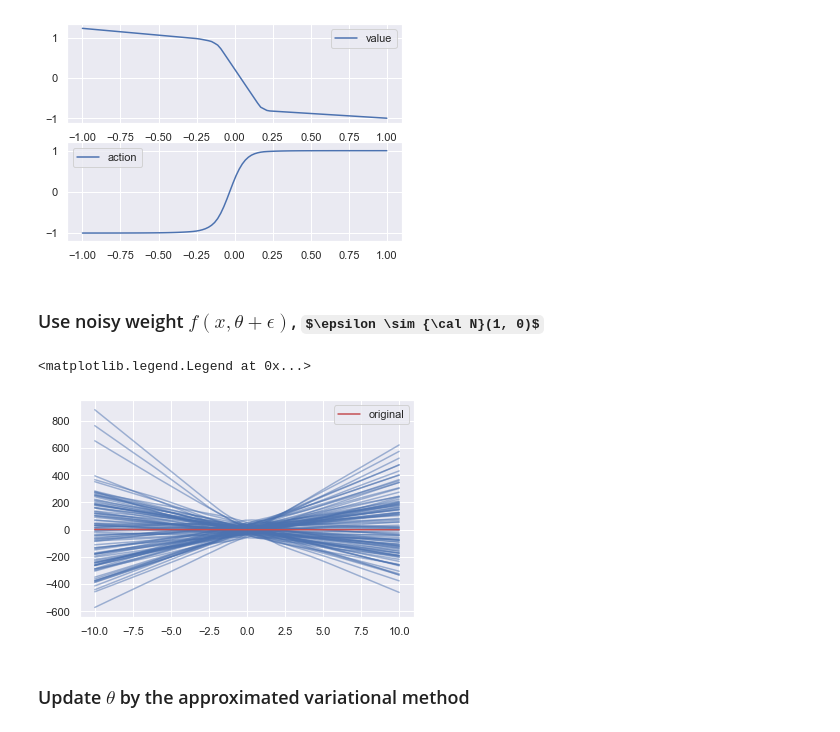
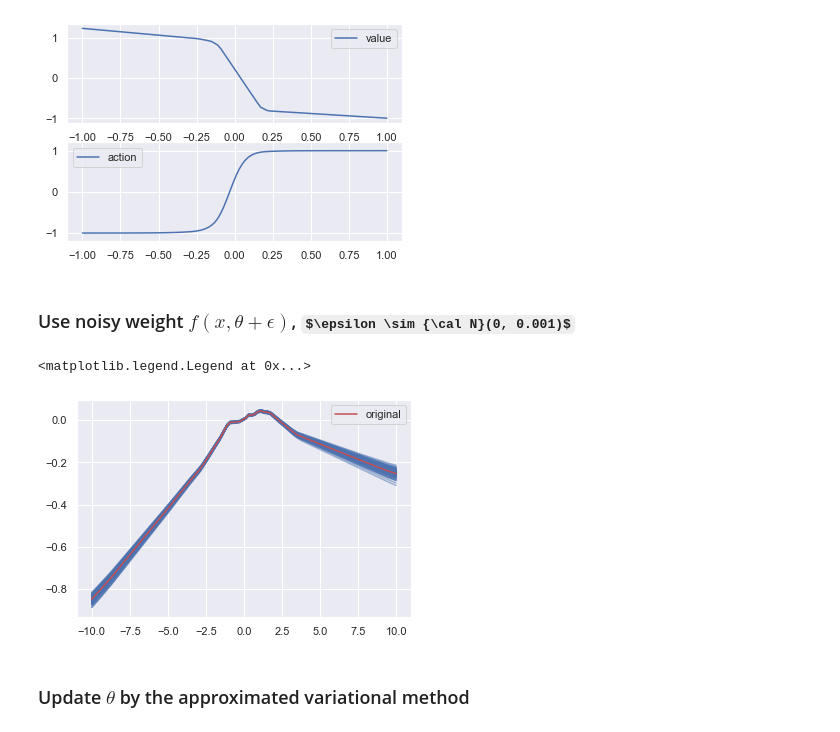
Before and after one commit to ugo-nama-kun/pytorch_notebook, a Jupyter notebook: notebook.ipynb, the cells around one changed output. Saved outputs shown, nothing was run; the diff lists cells and outputs as text; code cells hidden in the pictures; some formulas as TeX source.

```diff
--- a/notebook.ipynb
+++ b/notebook.ipynb
@@ -715,29 +717,28 @@ plt.legend(loc="best")
 <matplotlib.legend.Legend at 0x...>
 [figure]
 # %% [markdown]
-### Use noisy weight $f(x, \theta + \epsilon)$, $\epsilon \sim {\cal N}(1, 0)$
+### Use noisy weight $f(x, \theta + \epsilon)$, $\epsilon \sim {\cal N}(0, 0.001)$
 # %%
 from collections import OrderedDict
 
 ffnet1 = FFNetwork(50)
 ffnet2 = FFNetwork(50)
 
-# Plot
 x = torch.tensor([[v] for v in np.linspace(-10, 10, 100)], dtype=torch.float)
-
 for i in range(100):
     # Weight fluctuation
     dict_new = OrderedDict(
-        [(k, v + torch.randn_like(v)) for (k, v) in ffnet1.state_dict().items()]
+        [(k, v + 0.001 * torch.randn_like(v)) for (k, v) in ffnet1.state_dict().items()]
     )
     ffnet2.load_state_dict(dict_new)
     # Plot
     plt.plot(x, ffnet2(x).detach(), "b", alpha=0.5)
 
+# Plot original
 plt.plot(x, ffnet1(x).detach(), "r", label="original")
 plt.legend(loc="best")
 # %% [output]
 <matplotlib.legend.Legend at 0x...>
-[figure, old version]
+[figure, new version]
 # %% [markdown]
 ### Update $\theta$ by the approximated variational method
```
Also changed, not shown: parts of 7 cells of this notebook.
